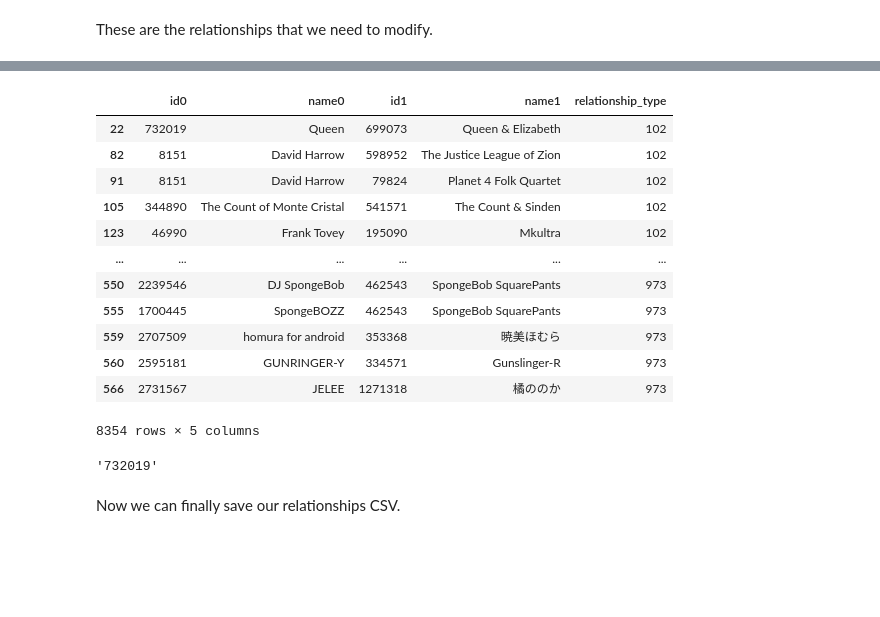
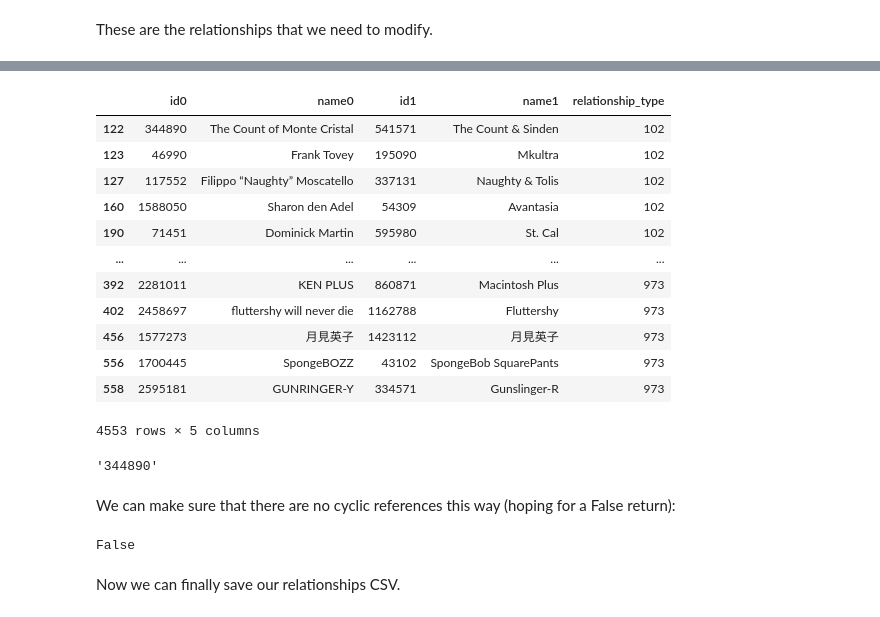
Before and after one commit to aleferu/musicbrainz, a Jupyter notebook: artist_artist.ipynb, the cells around one changed output, grey strips where cells are left out. Drawn from its saved outputs; the diff is of its cells as text; code cells hidden in the pictures; blank space fills up the shorter version.

```diff
--- a/artist_artist.ipynb
+++ b/artist_artist.ipynb
@@ -341,5 +392,0 @@ We only care about artists we have already stored.
-# %%
-# Before doing anything we need to establish relationships only with
-# the artists that we care about
-relationships = relationships[relationships.isin(artist_freqs.keys()).any(axis=1)]
-len(relationships)
@@ -347,0 +395,4 @@ len(relationships)
+# %%
+mask = relationships[["id0", "id1"]].isin(artist_freqs.keys()).all(axis=1)
+filtered_relationships = relationships[mask]
+filtered_relationships
@@ -347,0 +415,8 @@ len(relationships)
+# %%
+changes_dict = dict()
+for artist in artist_data:
+    if len(artist["known_ids"]) > 1:
+        for known_id in artist["known_ids"]:
+            if known_id != artist["main_id"]:
+                changes_dict[known_id] = artist["main_id"]
+len(changes_dict)
@@ -348,6 +425,7 @@ len(relationships)
 # %% [markdown]
 These are the relationships that we need to modify.
 # %%
-relationships.loc[relationships.isin(changes_dict.keys()).any(axis=1)]
+mask = filtered_relationships[["id0", "id1"]].isin(changes_dict.keys()).any(axis=1)
+filtered_relationships.loc[mask]
 # %% [output]
 |  | id0 | name0 | id1 | name1 | relationship_type |
@@ -366,27 +444,31 @@ relationships.loc[relationships.isin(changes_dict.keys()).any(axis=1)]
 # %%
-cols = ["id0", "id1"]
-mask = relationships[cols].isin(changes_dict.keys()).any(axis=1)
-relationships.loc[mask, cols] = relationships.loc[mask, cols].replace(changes_dict)
+filtered_relationships.loc[mask, ["id0", "id1"]] = filtered_relationships.loc[mask, ["id0", "id1"]].replace(changes_dict)
 
-relationships.loc[mask]
+filtered_relationships.loc[mask]
 # %% [output]
 |  | id0 | name0 | id1 | name1 | relationship_type |
-| 22 | 732019 | Queen | 699073 | Queen & Elizabeth | 102 |
-| 82 | 8151 | David Harrow | 598952 | The Justice League of Zion | 102 |
-| 91 | 8151 | David Harrow | 79824 | Planet 4 Folk Quartet | 102 |
-| 105 | 344890 | The Count of Monte Cristal | 541571 | The Count & Sinden | 102 |
+| 122 | 344890 | The Count of Monte Cristal | 541571 | The Count & Sinden | 102 |
 | 123 | 46990 | Frank Tovey | 195090 | Mkultra | 102 |
+| 127 | 117552 | Filippo “Naughty” Moscatello | 337131 | Naughty & Tolis | 102 |
+| 160 | 1588050 | Sharon den Adel | 54309 | Avantasia | 102 |
+| 190 | 71451 | Dominick Martin | 595980 | St. Cal | 102 |
 | ... | ... | ... | ... | ... | ... |
-| 550 | 2239546 | DJ SpongeBob | 462543 | SpongeBob SquarePants | 973 |
-| 555 | 1700445 | SpongeBOZZ | 462543 | SpongeBob SquarePants | 973 |
-| 559 | 2707509 | homura for android | 353368 | 暁美ほむら | 973 |
-| 560 | 2595181 | GUNRINGER-Y | 334571 | Gunslinger-R | 973 |
-| 566 | 2731567 | JELEE | 1271318 | 橘ののか | 973 |
+| 392 | 2281011 | KEN PLUS | 860871 | Macintosh Plus | 973 |
+| 402 | 2458697 | fluttershy will never die | 1162788 | Fluttershy | 973 |
+| 456 | 1577273 | 月見英子 | 1423112 | 月見英子 | 973 |
+| 556 | 1700445 | SpongeBOZZ | 43102 | SpongeBob SquarePants | 973 |
+| 558 | 2595181 | GUNRINGER-Y | 334571 | Gunslinger-R | 973 |
-8354 rows × 5 columns
+4553 rows × 5 columns
 # %%
-changes_dict["701492"]
+changes_dict["426487"]
 # %% [output]
-'732019'
+'344890'
+# %% [markdown]
+We can make sure that there are no cyclic references this way (hoping for a False return):
+# %%
+filtered_relationships[["id0", "id1"]].isin(changes_dict.keys()).any(axis=1).any()
+# %% [output]
+False
 # %% [markdown]
 Now we can finally save our relationships CSV.
 # %%
```
Also changed, not shown: parts of 56 cells of this notebook, 3 other files.
